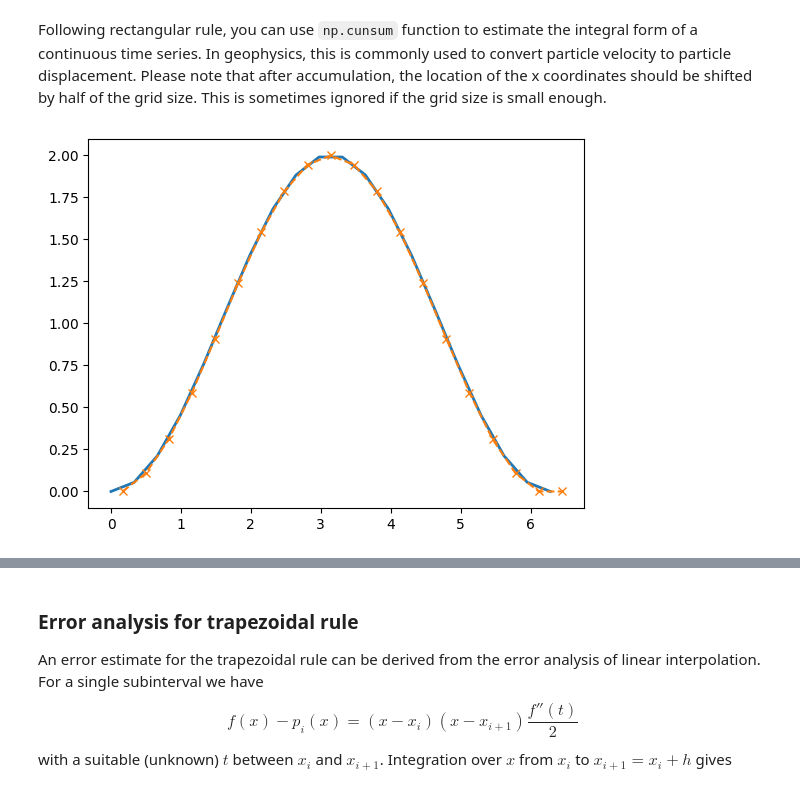
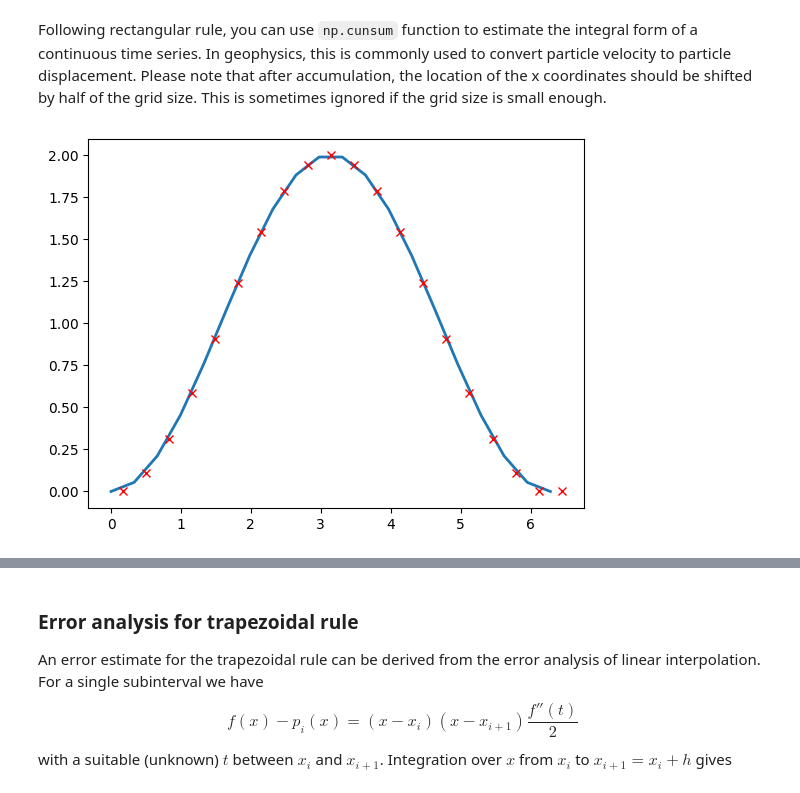
Before and after one commit to jinwar/GeophysicsComputingColab, a Jupyter notebook: 08_Numerical_Integration.ipynb, the cells around one changed output, grey strips where cells are left out. Saved outputs shown, nothing was run; the diff lists cells and outputs as text; code cells hidden in the pictures.

```diff
--- a/08_Numerical_Integration.ipynb
+++ b/08_Numerical_Integration.ipynb
@@ -103,18 +103,18 @@
 # %%
 N = 20  # try different N and see how it impacts the accuracy.
 fun = lambda x:np.sin(x)
 x = np.linspace(0,2*np.pi,N)
 h = x[1]-x[0]
 
 analytical_solution = -np.cos(x)+1
 numerical_solution = np.cumsum(fun(x))*h
 
 plt.figure()
 plt.plot(x,analytical_solution,linewidth=2)
-plt.plot(x+h/2,numerical_solution,'x--')
+plt.plot(x+h/2,numerical_solution,'rx')
 plt.show()
 # %% [output]
-[figure, old version]
+[figure, new version]
 # %% [markdown]
 ## Trapezoidal Rule
 The trapezoidal rule is generally more accurate. It can be obtained by takin ghte same subdivision as the rectangular rule, and approximate $f$ by a piece-wise linear intepolation. The area under the curve of $f$ between $a$ and $b$ is approximated by $n$ trapezoids of areas
```
